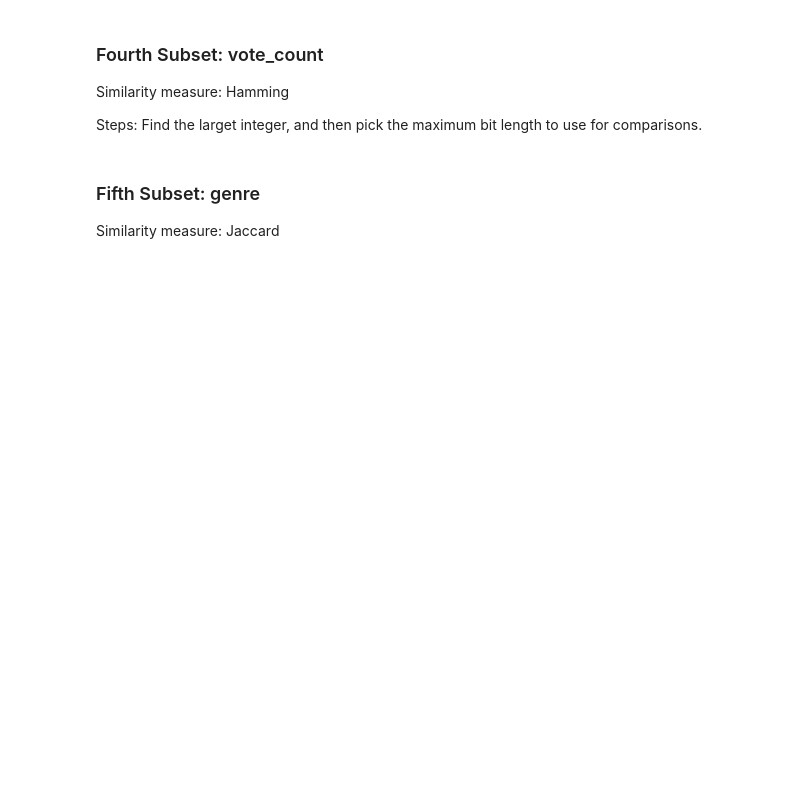
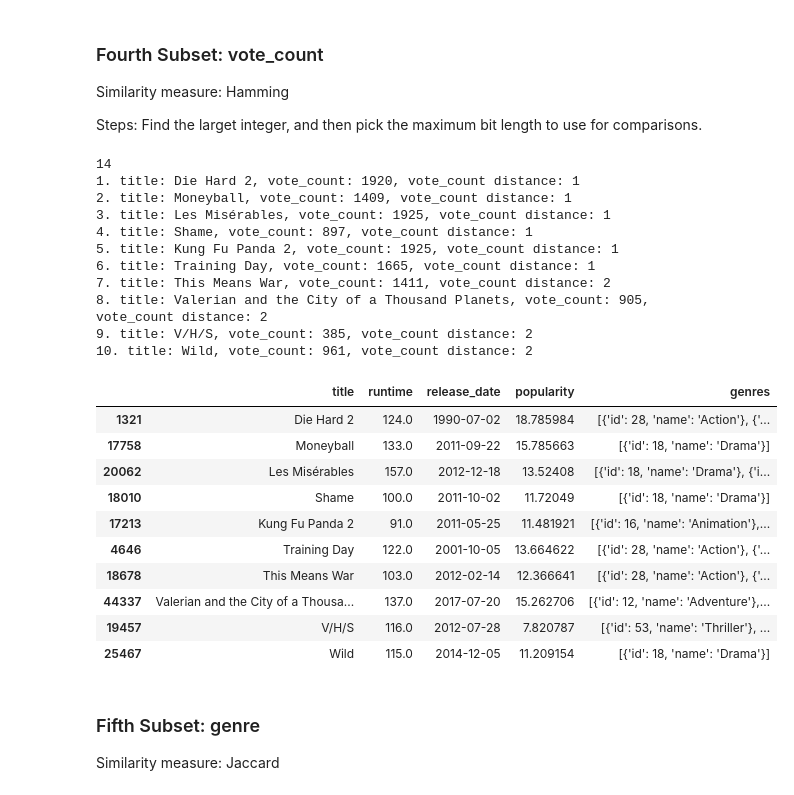
Before and after one commit to CLFrod/CSI4142A4, a Jupyter notebook: Assignment4.ipynb, the cells around one changed output. Cells and saved outputs as stored; diff of their text form; code cells hidden in the pictures; blank space fills up the shorter version.

```diff
--- a/Assignment4.ipynb
+++ b/Assignment4.ipynb
@@ -331,6 +538,68 @@ Similarity measure: Euclidean
 Similarity measure: Hamming
 
 Steps: Find the larget integer, and then pick the maximum bit length to use for comparisons.
+# %%
+def calc_hamming_similarity_bits(num1:int, num2:int, max_bit_length:int):
+    str1 = format(num1, f'0{max_bit_length}b')
+    str2 = format(num2, f'0{max_bit_length}b')
+    return sum(char1 != char2 for char1, char2 in zip(str1, str2))
+
+# get the largest value
+max_bit_length = int(dataset['vote_count'].max()).bit_length()
+print(max_bit_length)
+# so we shall use 14 bits for our hamming similarity measure calculation.
+chosen_title = 'The Little Mermaid'
+
+# there are two little mermaids, get the first one. (the most popular)
+chosen_movie_info = list(dict((dataset.loc[dataset['title'] == chosen_title, 'vote_count'])).items())
+chosen_movie_vote_count = int(chosen_movie_info[0][-1])
+chosen_movie_index = chosen_movie_info[0][0]
+
+pq = []
+for idx, row in dataset.iterrows():
+    if idx == chosen_movie_index:
+        continue
+    cur_movie_vote_count = int(row['vote_count'])
+    hamming_similarity = calc_hamming_similarity_bits(chosen_movie_vote_count, cur_movie_vote_count, max_bit_length)
+
+    if len(pq) < 10:
+        heapq.heappush(pq,  (-hamming_similarity, [row['title'], cur_movie_vote_count, idx]))
+    else:
+        heapq.heappushpop(pq, (-hamming_similarity, [row['title'], cur_movie_vote_count, idx]))
+
+# reverse the negative value
+for i in range(0, len(pq)):
+    pq[i] = (-pq[i][0], pq[i][1])
+pq.sort(key = lambda x: x[0])
+
+vote_count_indices = []
+for idx, item in enumerate(pq):
+    vote_count_indices.append(item[1][-1])
+    print(f'{idx +1}. title: {item[1][0]}, vote_count: {item[1][1]}, vote_count distance: {item[0]}')
+dataset.loc[vote_count_indices, ['title','runtime', 'release_date', 'popularity', 'genres']]
+# %% [output]
+14
+1. title: Die Hard 2, vote_count: 1920, vote_count distance: 1
+2. title: Moneyball, vote_count: 1409, vote_count distance: 1
+3. title: Les Misérables, vote_count: 1925, vote_count distance: 1
+4. title: Shame, vote_count: 897, vote_count distance: 1
+5. title: Kung Fu Panda 2, vote_count: 1925, vote_count distance: 1
+6. title: Training Day, vote_count: 1665, vote_count distance: 1
+7. title: This Means War, vote_count: 1411, vote_count distance: 2
+8. title: Valerian and the City of a Thousand Planets, vote_count: 905, vote_count distance: 2
+9. title: V/H/S, vote_count: 385, vote_count distance: 2
+10. title: Wild, vote_count: 961, vote_count distance: 2
+|  | title | runtime | release_date | popularity | genres |
+| 1321 | Die Hard 2 | 124.0 | 1990-07-02 | 18.785984 | [{'id': 28, 'name': 'Action'}, {'... |
+| 17758 | Moneyball | 133.0 | 2011-09-22 | 15.785663 | [{'id': 18, 'name': 'Drama'}] |
+| 20062 | Les Misérables | 157.0 | 2012-12-18 | 13.52408 | [{'id': 18, 'name': 'Drama'}, {'i... |
+| 18010 | Shame | 100.0 | 2011-10-02 | 11.72049 | [{'id': 18, 'name': 'Drama'}] |
+| 17213 | Kung Fu Panda 2 | 91.0 | 2011-05-25 | 11.481921 | [{'id': 16, 'name': 'Animation'},... |
+| 4646 | Training Day | 122.0 | 2001-10-05 | 13.664622 | [{'id': 28, 'name': 'Action'}, {'... |
+| 18678 | This Means War | 103.0 | 2012-02-14 | 12.366641 | [{'id': 28, 'name': 'Action'}, {'... |
+| 44337 | Valerian and the City of a Thousa... | 137.0 | 2017-07-20 | 15.262706 | [{'id': 12, 'name': 'Adventure'},... |
+| 19457 | V/H/S | 116.0 | 2012-07-28 | 7.820787 | [{'id': 53, 'name': 'Thriller'}, ... |
+| 25467 | Wild | 115.0 | 2014-12-05 | 11.209154 | [{'id': 18, 'name': 'Drama'}] |
 # %% [markdown]
 ### Fifth Subset: genre
 Similarity measure: Jaccard
```
Also changed, not shown: parts of 14 cells of this notebook.
